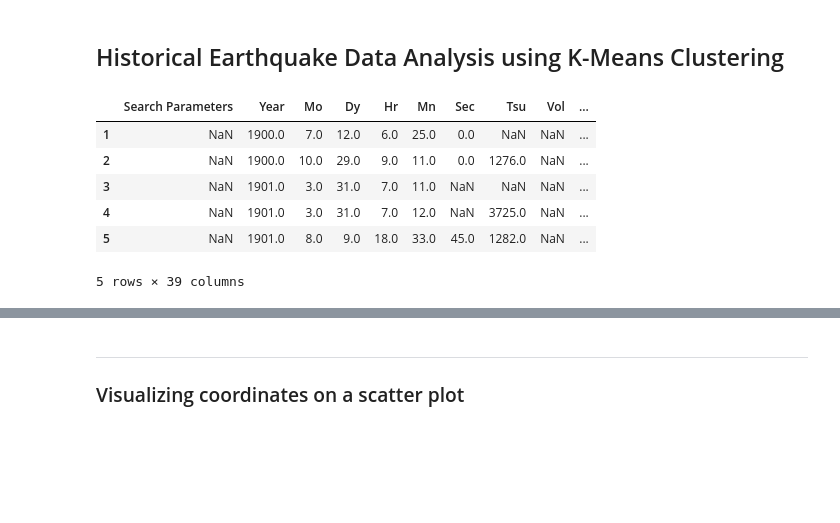
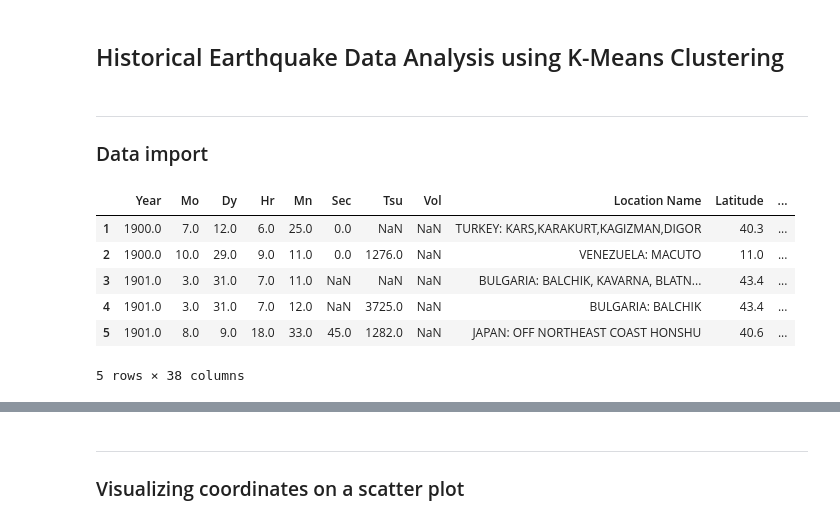
Before and after one commit to Parxd/Tectonics, a Jupyter notebook: main.ipynb, the cells around one changed output, grey strips where cells are left out. Saved outputs shown, nothing was run; the diff lists cells and outputs as text; code cells hidden in the pictures; blank space fills up the shorter version.

Commit message:
New file, changes to main
- Added .csv file with coordinates of plate boundaries (plate_boundaries.csv)
- Changes to main.ipynb: data preprocessing

```diff
--- a/main.ipynb
+++ b/main.ipynb
@@ -7,16 +8,20 @@ import matplotlib.pyplot as plt
 from sklearn.cluster import KMeans
 import folium
 %matplotlib inline
+# %% [markdown]
+---
+### Data import
 # %%
 earthquakes_filepath = "earthquakes.tsv"
 data = pd.read_csv(earthquakes_filepath, sep = "\t")
 data = data[1:]
+data.pop(data.columns[0])
 data.head()
 # %% [output]
-|  | Search Parameters | Year | Mo | Dy | Hr | Mn | Sec | Tsu | Vol | ... |
-| 1 | NaN | 1900.0 | 7.0 | 12.0 | 6.0 | 25.0 | 0.0 | NaN | NaN | ... |
-| 2 | NaN | 1900.0 | 10.0 | 29.0 | 9.0 | 11.0 | 0.0 | 1276.0 | NaN | ... |
-| 3 | NaN | 1901.0 | 3.0 | 31.0 | 7.0 | 11.0 | NaN | NaN | NaN | ... |
-| 4 | NaN | 1901.0 | 3.0 | 31.0 | 7.0 | 12.0 | NaN | 3725.0 | NaN | ... |
-| 5 | NaN | 1901.0 | 8.0 | 9.0 | 18.0 | 33.0 | 45.0 | 1282.0 | NaN | ... |
+|  | Year | Mo | Dy | Hr | Mn | Sec | Tsu | Vol | Location Name | Latitude | ... |
+| 1 | 1900.0 | 7.0 | 12.0 | 6.0 | 25.0 | 0.0 | NaN | NaN | TURKEY: KARS,KARAKURT,KAGIZMAN,DIGOR | 40.3 | ... |
+| 2 | 1900.0 | 10.0 | 29.0 | 9.0 | 11.0 | 0.0 | 1276.0 | NaN | VENEZUELA: MACUTO | 11.0 | ... |
+| 3 | 1901.0 | 3.0 | 31.0 | 7.0 | 11.0 | NaN | NaN | NaN | BULGARIA: BALCHIK, KAVARNA, BLATN... | 43.4 | ... |
+| 4 | 1901.0 | 3.0 | 31.0 | 7.0 | 12.0 | NaN | 3725.0 | NaN | BULGARIA: BALCHIK | 43.4 | ... |
+| 5 | 1901.0 | 8.0 | 9.0 | 18.0 | 33.0 | 45.0 | 1282.0 | NaN | JAPAN: OFF NORTHEAST COAST HONSHU | 40.6 | ... |
-5 rows × 39 columns
+5 rows × 38 columns
```
Also changed, not shown: parts of 11 cells of this notebook, 1 other file.
